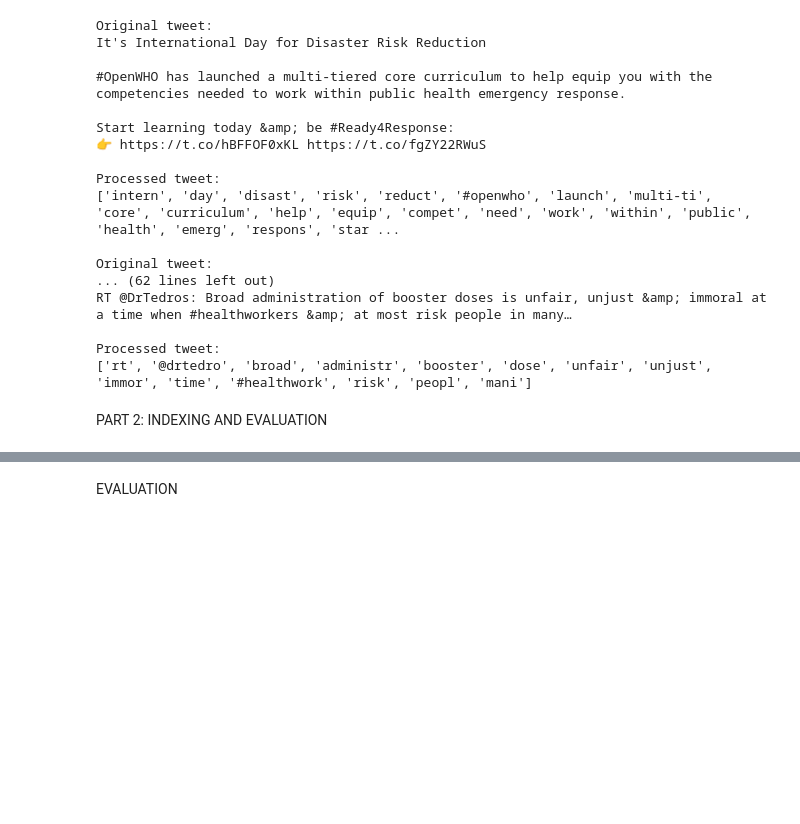
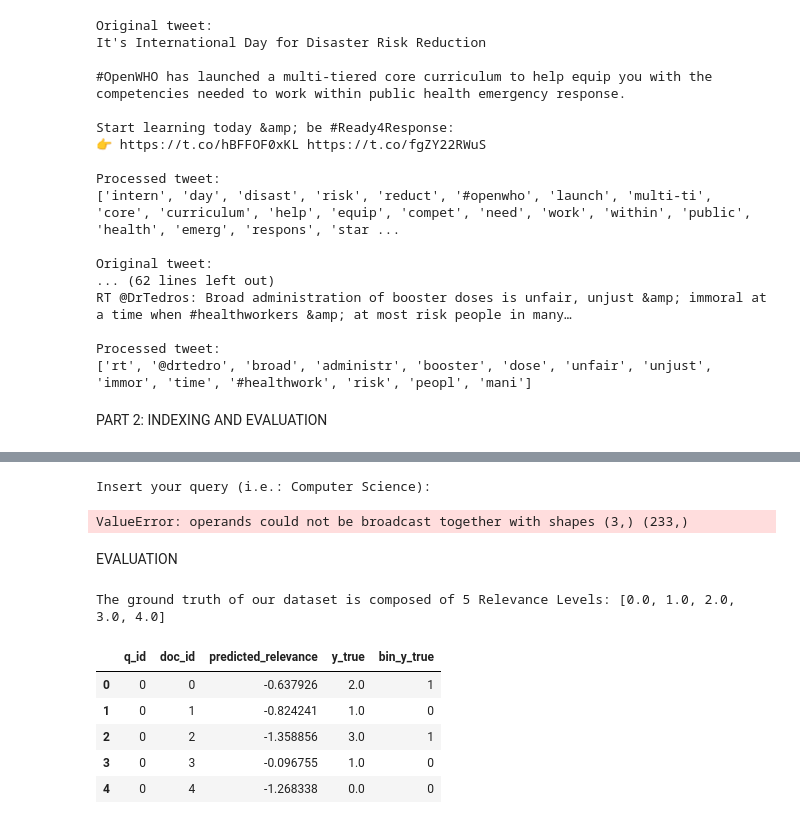
Before and after one commit to iliasasskali/Project-IR-WA, a Jupyter notebook: IRWA-2021-final-project-part-1.ipynb, the cells around one changed output, grey strips where cells are left out. Drawn from its saved outputs; the diff is of its cells as text; code cells hidden in the pictures; blank space fills up the shorter version.

```diff
--- a/IRWA-2021-final-project-part-1.ipynb
+++ b/IRWA-2021-final-project-part-1.ipynb
@@ -349,2 +408,36 @@ Total time to create the index: 115.26 seconds
+# %%
+
+def search_tf_idf(query, index):
+    """
+    output is the list of documents that contain any of the query terms.
+    So, we will get the list of documents for each query term, and take the union of them.
+    """
+    query = build_terms(query)
+    docs = set()
+    for term in query:
+        try:
+            # store in term_docs the ids of the docs that contain "term"
+            term_docs=[posting[0] for posting in index[term]]
+
+            # docs = docs Union term_docs
+            docs = docs.union(term_docs)
+        except:
+            #term is not in index
+            pass
+    docs = list(docs)
+    ranked_docs = rank_documents(query, docs, index, idf, tf, tweet_index)
+    return ranked_docs
+
+print("Insert your query (i.e.: Computer Science):\n")
+query = input()
+ranked_docs = search_tf_idf(query, index)
+top = 10
+
+print("\n======================\nTop {} results out of {} for the searched query:\n".format(top, len(ranked_docs)))
+for d_id in ranked_docs[:top]:
+    print("page_id= {} - page_title: {}".format(d_id, tweet_index[d_id]))
+# %% [output]
+Insert your query (i.e.: Computer Science):
+ValueError: operands could not be broadcast together with shapes (3,) (233,)
 # %% [markdown]
 EVALUATION
@@ -446,0 +444,16 @@ for d_id in ranked_docs[:top]:
+# %%
+search_results = pd.read_csv("inputs/test_predictions.csv")
+search_results.head()
+print("The ground truth of our dataset is composed of {} Relevance Levels: {}" .format(len(search_results["y_true"].unique()), sorted(search_results["y_true"].unique())))
+search_results["bin_y_true"] = np.where(search_results["y_true"] >= 2.0, 1, 0)
+search_results.head()
+search_results["bin_y_true"] = search_results["y_true"].apply(lambda y: 1 if y >=2 else 0)
+search_results.head()
+# %% [output]
+The ground truth of our dataset is composed of 5 Relevance Levels: [0.0, 1.0, 2.0, 3.0, 4.0]
+|  | q_id | doc_id | predicted_relevance | y_true | bin_y_true |
+| 0 | 0 | 0 | -0.637926 | 2.0 | 1 |
+| 1 | 0 | 1 | -0.824241 | 1.0 | 0 |
+| 2 | 0 | 2 | -1.358856 | 3.0 | 1 |
+| 3 | 0 | 3 | -0.096755 | 1.0 | 0 |
+| 4 | 0 | 4 | -1.268338 | 0.0 | 0 |
```
Also changed, not shown: parts of 22 cells of this notebook, 1 other file.
